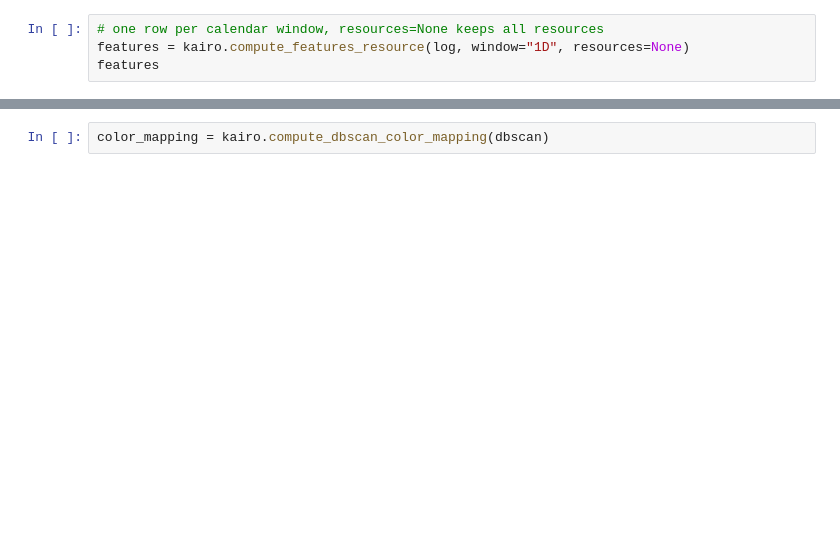
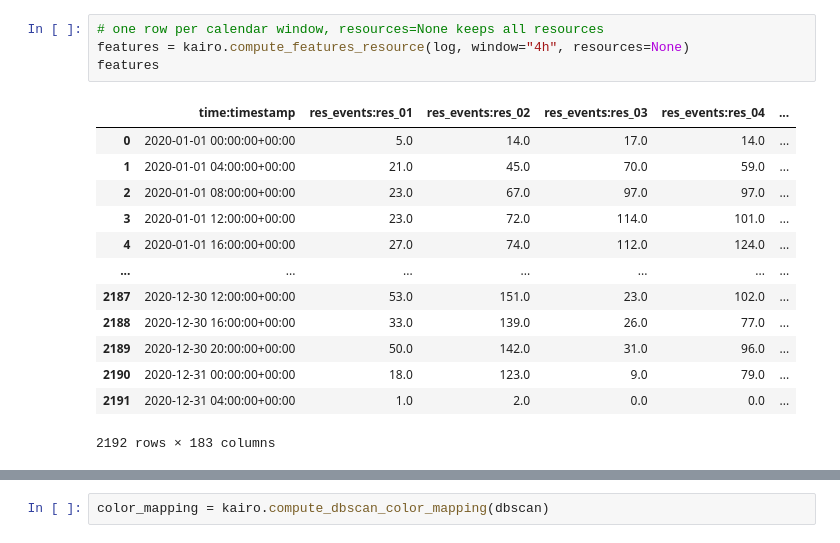
Before and after one commit to boraderen/thesis, a Jupyter notebook: notebooks/resource_dbscan.ipynb, the cells around one changed output, grey strips where cells are left out. Saved outputs shown, nothing was run; the diff lists cells and outputs as text; blank space fills up the shorter version.

```diff
--- a/notebooks/resource_dbscan.ipynb
+++ b/notebooks/resource_dbscan.ipynb
@@ -29,7 +58,21 @@ activity_plot.show()
 # %%
 # one row per calendar window, resources=None keeps all resources
-features = kairo.compute_features_resource(log, window="1D", resources=None)
+features = kairo.compute_features_resource(log, window="4h", resources=None)
 features
+# %% [output]
+|  | time:timestamp | res_events:res_01 | res_events:res_02 | res_events:res_03 | res_events:res_04 | ... |
+| 0 | 2020-01-01 00:00:00+00:00 | 5.0 | 14.0 | 17.0 | 14.0 | ... |
+| 1 | 2020-01-01 04:00:00+00:00 | 21.0 | 45.0 | 70.0 | 59.0 | ... |
+| 2 | 2020-01-01 08:00:00+00:00 | 23.0 | 67.0 | 97.0 | 97.0 | ... |
+| 3 | 2020-01-01 12:00:00+00:00 | 23.0 | 72.0 | 114.0 | 101.0 | ... |
+| 4 | 2020-01-01 16:00:00+00:00 | 27.0 | 74.0 | 112.0 | 124.0 | ... |
+| ... | ... | ... | ... | ... | ... | ... |
+| 2187 | 2020-12-30 12:00:00+00:00 | 53.0 | 151.0 | 23.0 | 102.0 | ... |
+| 2188 | 2020-12-30 16:00:00+00:00 | 33.0 | 139.0 | 26.0 | 77.0 | ... |
+| 2189 | 2020-12-30 20:00:00+00:00 | 50.0 | 142.0 | 31.0 | 96.0 | ... |
+| 2190 | 2020-12-31 00:00:00+00:00 | 18.0 | 123.0 | 9.0 | 79.0 | ... |
+| 2191 | 2020-12-31 04:00:00+00:00 | 1.0 | 2.0 | 0.0 | 0.0 | ... |
+2192 rows × 183 columns
 # %%
 std_features = kairo.standardize(features, method="minmax")
 std_features
```
Also changed, not shown: parts of 47 cells of this notebook, 3 other files.
